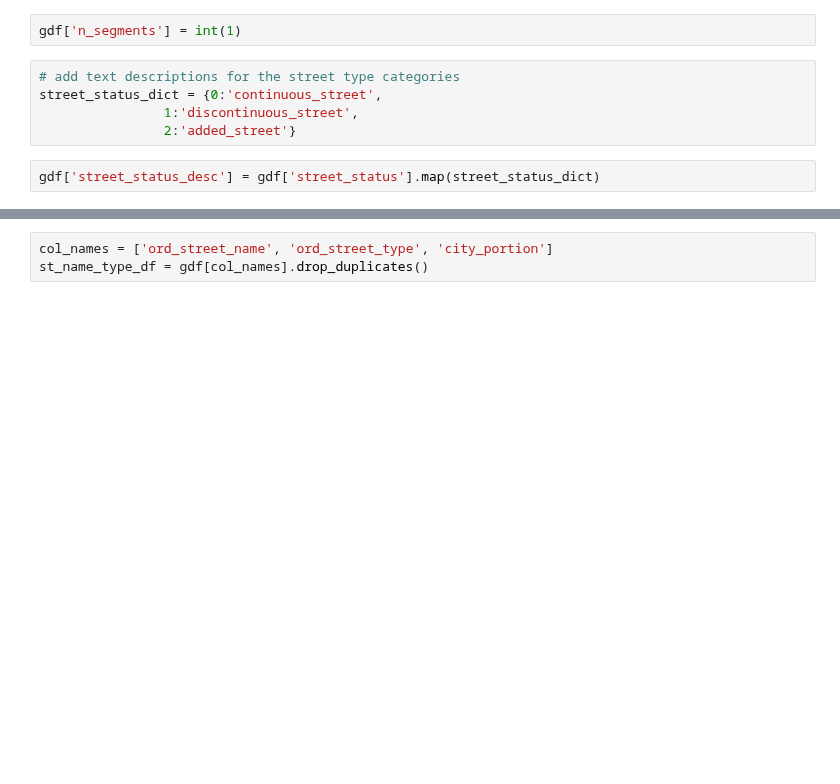
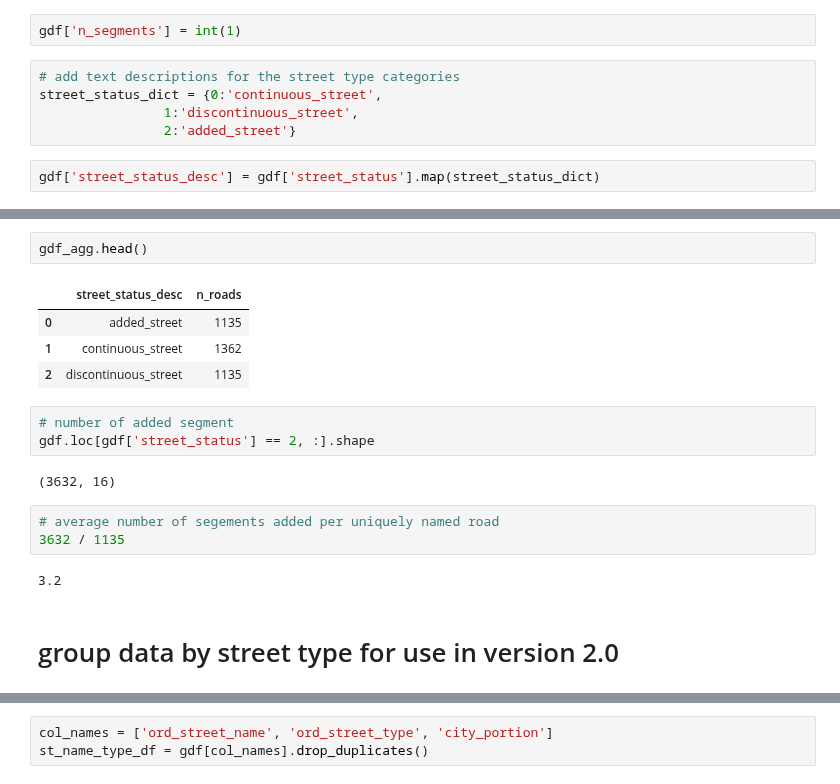
Before and after one commit to mike-babb/seattle_streets, a Jupyter notebook: code/step_04_prepare_graphs_and_stats.ipynb, the cells around one changed output, grey strips where cells are left out. Drawn from its saved outputs; the diff is of its cells as text; blank space fills up the shorter version.

```diff
--- a/code/step_04_prepare_graphs_and_stats.ipynb
+++ b/code/step_04_prepare_graphs_and_stats.ipynb
@@ -49,2 +63,21 @@ gdf['street_status_desc'] = gdf['street_status'].map(street_status_dict)
+# %%
+gdf_agg.head()
+# %% [output]
+|  | street_status_desc | n_roads |
+| 0 | added_street | 1135 |
+| 1 | continuous_street | 1362 |
+| 2 | discontinuous_street | 1135 |
+# %%
+# number of added segment
+gdf.loc[gdf['street_status'] == 2, :].shape
+# %% [output]
+(3632, 16)
+# %%
+# average number of segements added per uniquely named road
+3632 / 1135
+# %% [output]
+3.2
+# %% [markdown]
+# group data by street type for use in version 2.0
 # %%
 gdf.head()
```
Also changed, not shown: parts of 8 cells of this notebook, 22 other files.
